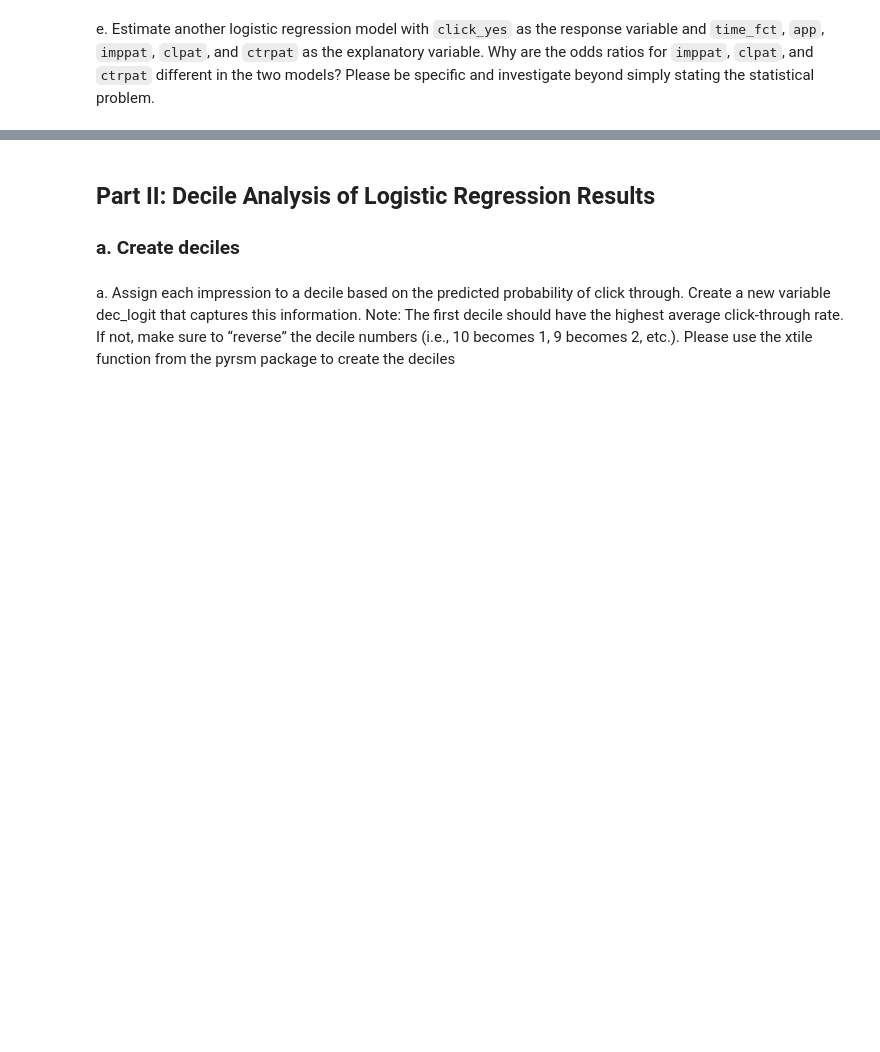
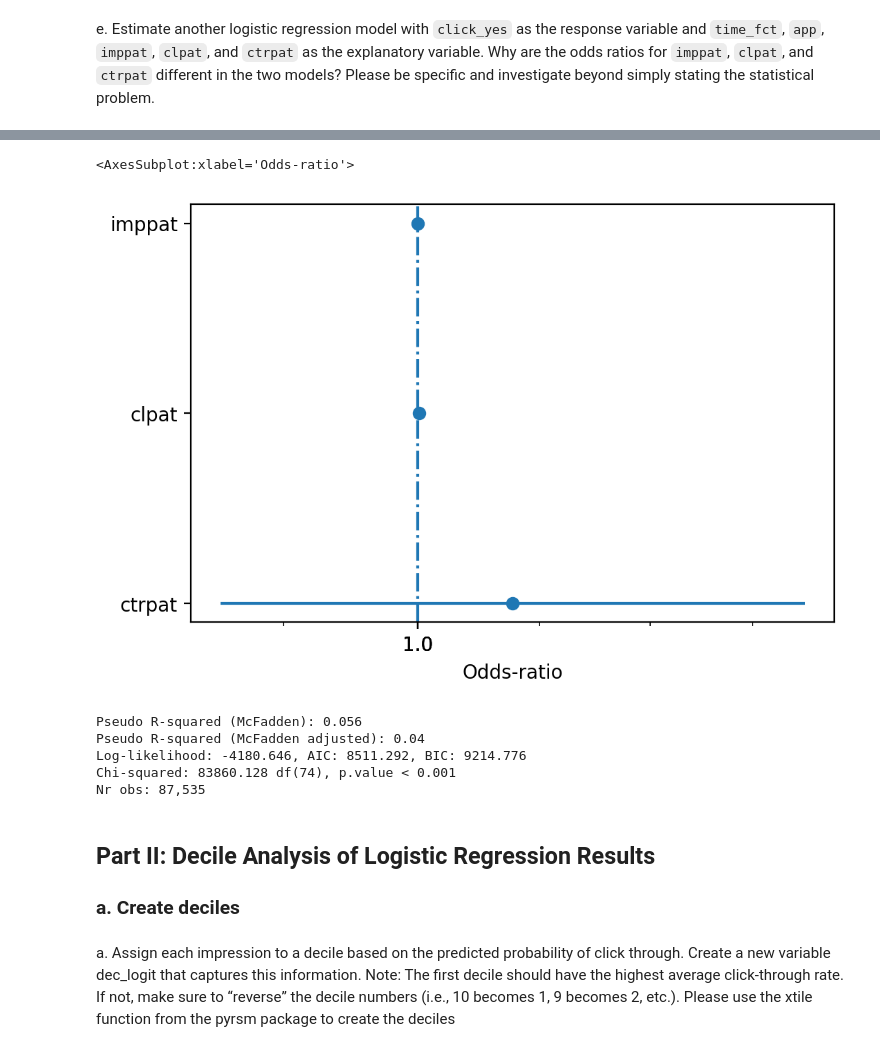
Before and after one commit to sauravjayan/TZ-Gaming-Optimal-Targeting-of-Mobile-Ads, a Jupyter notebook: tz-gaming.ipynb, the cells around one changed output, grey strips where cells are left out. Saved outputs shown, nothing was run; the diff lists cells and outputs as text; code cells hidden in the pictures; blank space fills up the shorter version.

```diff
--- a/tz-gaming.ipynb
+++ b/tz-gaming.ipynb
@@ -89,0 +245,9 @@ stating the statistical problem.
+# %%
+# insert your answer here
+lr_mod_e=smf.glm(
+    formula="click_yes ~ time_fct+app+imppat+clpat+ctrpat",
+    family=Binomial(link=logit()),
+    data=tz_gaming.query("training == 'train'")
+)
+# %%
+lr_e = lr_mod_e.fit()
@@ -90,3 +299,16 @@ stating the statistical problem.
+# %%
+rsm.or_plot(lr_e, excl=['time_fct','app'])
+# %% [output]
+<AxesSubplot:xlabel='Odds-ratio'>
+[figure, added]
+# %%
+rsm.model_fit(lr_e)
+# %% [output]
+Pseudo R-squared (McFadden): 0.056
+Pseudo R-squared (McFadden adjusted): 0.04
+Log-likelihood: -4180.646, AIC: 8511.292, BIC: 9214.776
+Chi-squared: 83860.128 df(74), p.value < 0.001
+Nr obs: 87,535
 # %% [markdown]
 ## Part II: Decile Analysis of Logistic Regression Results
 ### a. Create deciles
```
Also changed, not shown: parts of 70 cells of this notebook.
